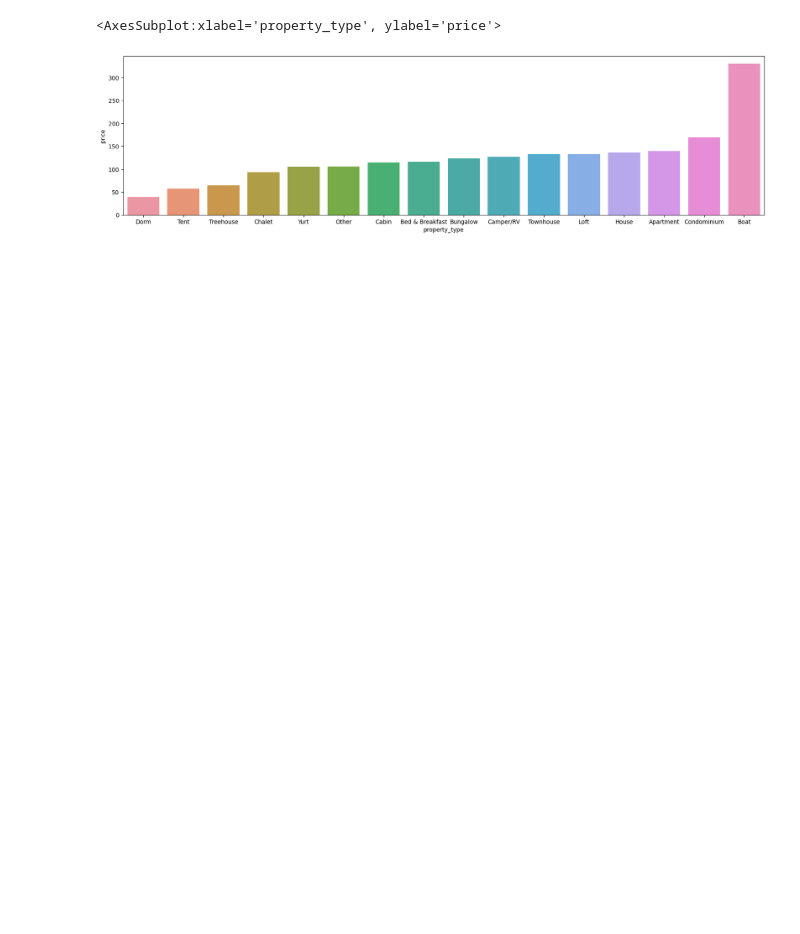
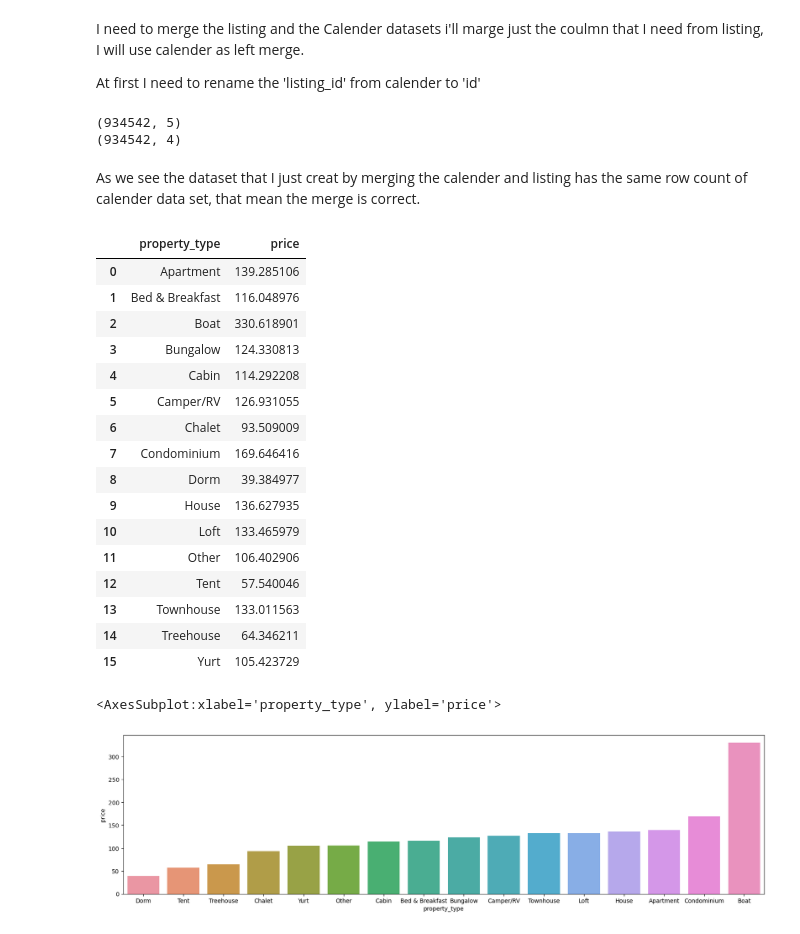
Before and after one commit to SalehAlnafisah/Udacity-Data-Data-Science-Nanodegree, a Jupyter notebook: project1 code.ipynb, the cells around one changed output. Saved outputs shown, nothing was run; the diff lists cells and outputs as text; code cells hidden in the pictures; blank space fills up the shorter version.

```diff
--- a/project1 code.ipynb
+++ b/project1 code.ipynb
@@ -173,0 +219,4 @@ property_type_average_price.sort_values(by='price' ,ascending=False)
+# %% [markdown]
+I need to merge the listing and the Calender datasets i'll marge just the coulmn that I need from listing, I will use calender as left merge.
+
+At first I need to rename the 'listing_id' from calender to 'id'
@@ -174,3 +226,36 @@ property_type_average_price.sort_values(by='price' ,ascending=False)
+# %%
+#cheching the number of Rows for the new datasets
+print(q1.shape)
+print(df1_2.shape)
+# %% [output]
+(934542, 5)
+(934542, 4)
+# %% [markdown]
+As we see the dataset that I just creat by merging the calender and listing has the same row count of calender data set, that mean the merge is correct.
+# %%
+# grouping the property types with avreage price
+property_type_mean = q1.groupby('property_type')['price'].mean()
+property_type_average_price = pd.DataFrame(property_type_mean)
+property_type_average_price.reset_index(inplace=True)
+property_type_average_price
+# %% [output]
+|  | property_type | price |
+| 0 | Apartment | 139.285106 |
+| 1 | Bed & Breakfast | 116.048976 |
+| 2 | Boat | 330.618901 |
+| 3 | Bungalow | 124.330813 |
+| 4 | Cabin | 114.292208 |
+| 5 | Camper/RV | 126.931055 |
+| 6 | Chalet | 93.509009 |
+| 7 | Condominium | 169.646416 |
+| 8 | Dorm | 39.384977 |
+| 9 | House | 136.627935 |
+| 10 | Loft | 133.465979 |
+| 11 | Other | 106.402906 |
+| 12 | Tent | 57.540046 |
+| 13 | Townhouse | 133.011563 |
+| 14 | Treehouse | 64.346211 |
+| 15 | Yurt | 105.423729 |
 # %%
 fig, ax = plt.subplots(figsize=(20, 5))
 sns.barplot('property_type','price',data=property_type_average_price,order=property_type_average_price.sort_values('price').property_type)
```
Also changed, not shown: parts of 81 cells of this notebook.
